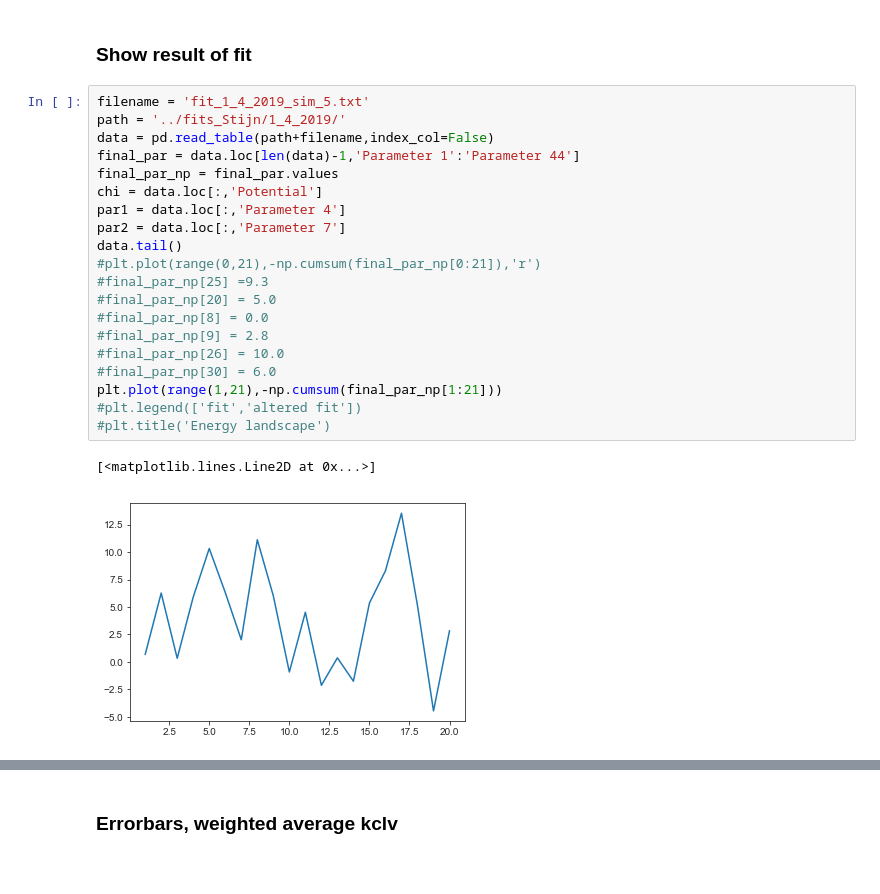
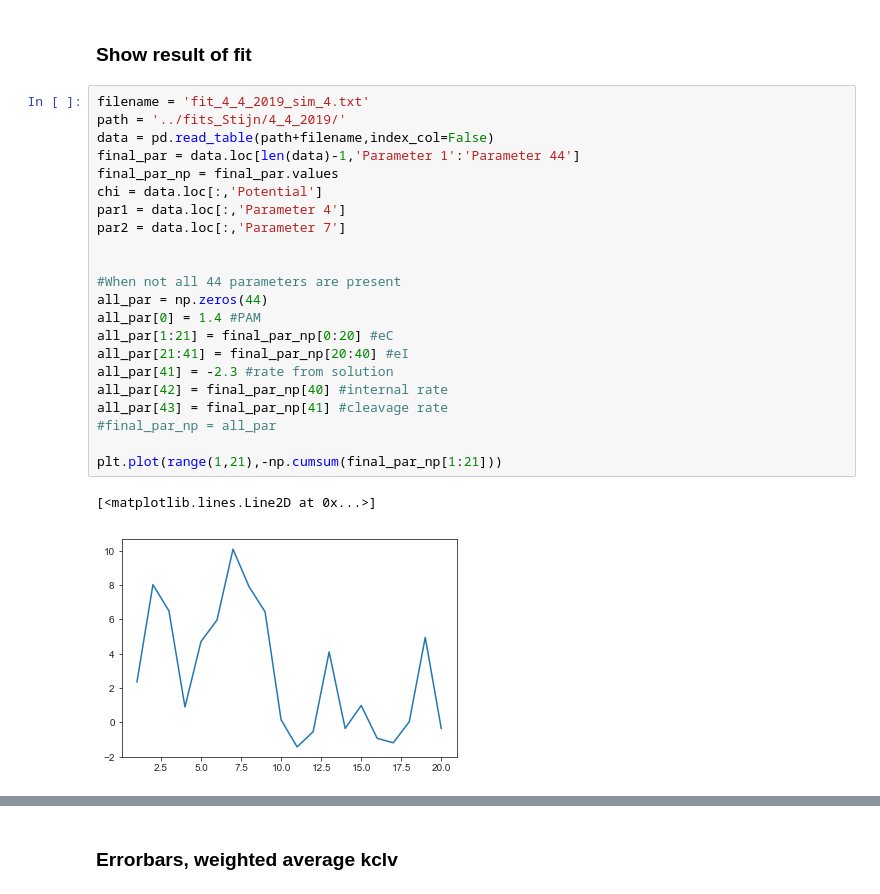
Before and after one commit to martin-depken/Energy-Landscape, a Jupyter notebook: predict_pclv_Stijn/visualize_results.ipynb, the cells around one changed output, grey strips where cells are left out. Drawn from its saved outputs; the diff is of its cells as text.

```diff
--- a/predict_pclv_Stijn/visualize_results.ipynb
+++ b/predict_pclv_Stijn/visualize_results.ipynb
@@ -27,25 +27,27 @@ filename_data = 'WT_cleavage_rate_and_y0_Canonical_OT-r_0-2.csv'
 # %% [markdown]
 ### Show result of fit
 # %%
-filename = 'fit_1_4_2019_sim_5.txt'
-path = '../fits_Stijn/1_4_2019/'
+filename = 'fit_4_4_2019_sim_4.txt'
+path = '../fits_Stijn/4_4_2019/'
 data = pd.read_table(path+filename,index_col=False)
 final_par = data.loc[len(data)-1,'Parameter 1':'Parameter 44']
 final_par_np = final_par.values
 chi = data.loc[:,'Potential']
 par1 = data.loc[:,'Parameter 4']
 par2 = data.loc[:,'Parameter 7']
-data.tail()
-#plt.plot(range(0,21),-np.cumsum(final_par_np[0:21]),'r')
-#final_par_np[25] =9.3
-#final_par_np[20] = 5.0
-#final_par_np[8] = 0.0
-#final_par_np[9] = 2.8
-#final_par_np[26] = 10.0
-#final_par_np[30] = 6.0
+
+
+#When not all 44 parameters are present
+all_par = np.zeros(44)
+all_par[0] = 1.4 #PAM
+all_par[1:21] = final_par_np[0:20] #eC
+all_par[21:41] = final_par_np[20:40] #eI
+all_par[41] = -2.3 #rate from solution
+all_par[42] = final_par_np[40] #internal rate
+all_par[43] = final_par_np[41] #cleavage rate
+#final_par_np = all_par
+
 plt.plot(range(1,21),-np.cumsum(final_par_np[1:21]))
-#plt.legend(['fit','altered fit'])
-#plt.title('Energy landscape')
 # %% [output]
 [<matplotlib.lines.Line2D at 0x...>]
-[figure, old version]
+[figure, new version]
```
Also changed, not shown: parts of 8 cells of this notebook, 2 other files.
